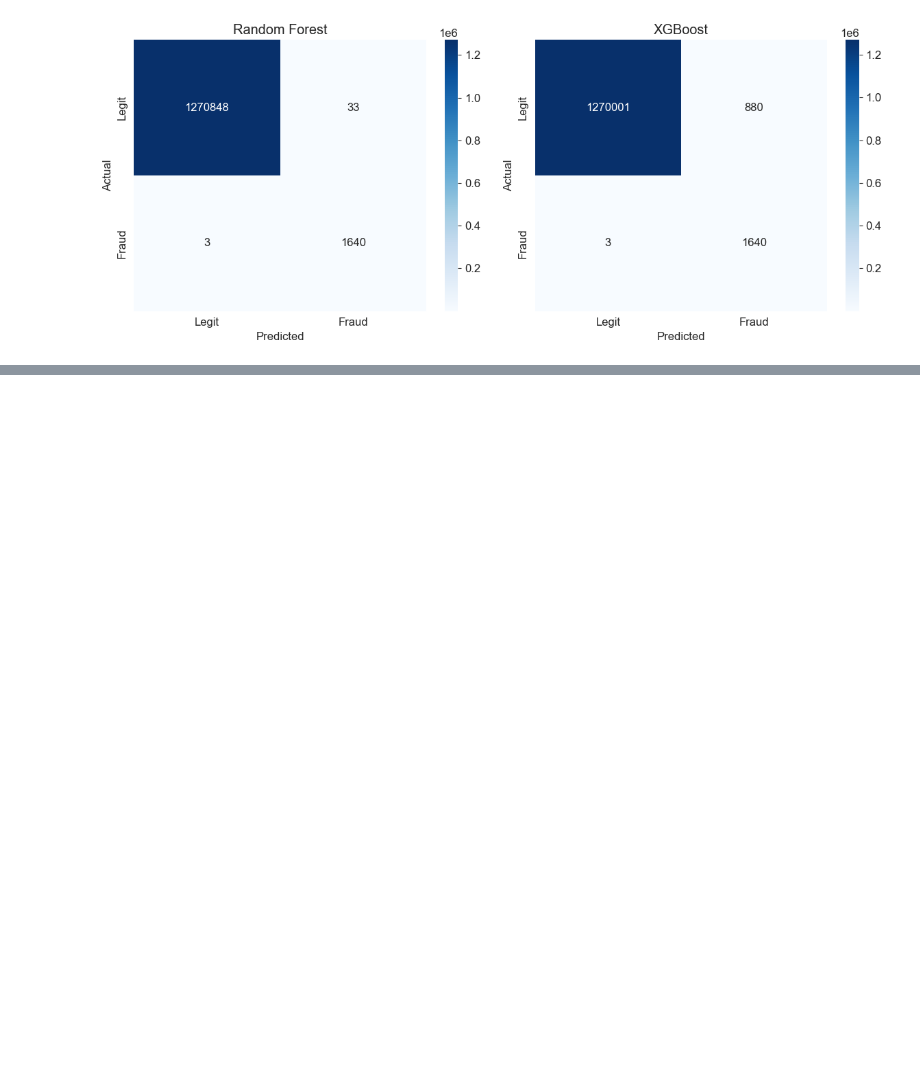
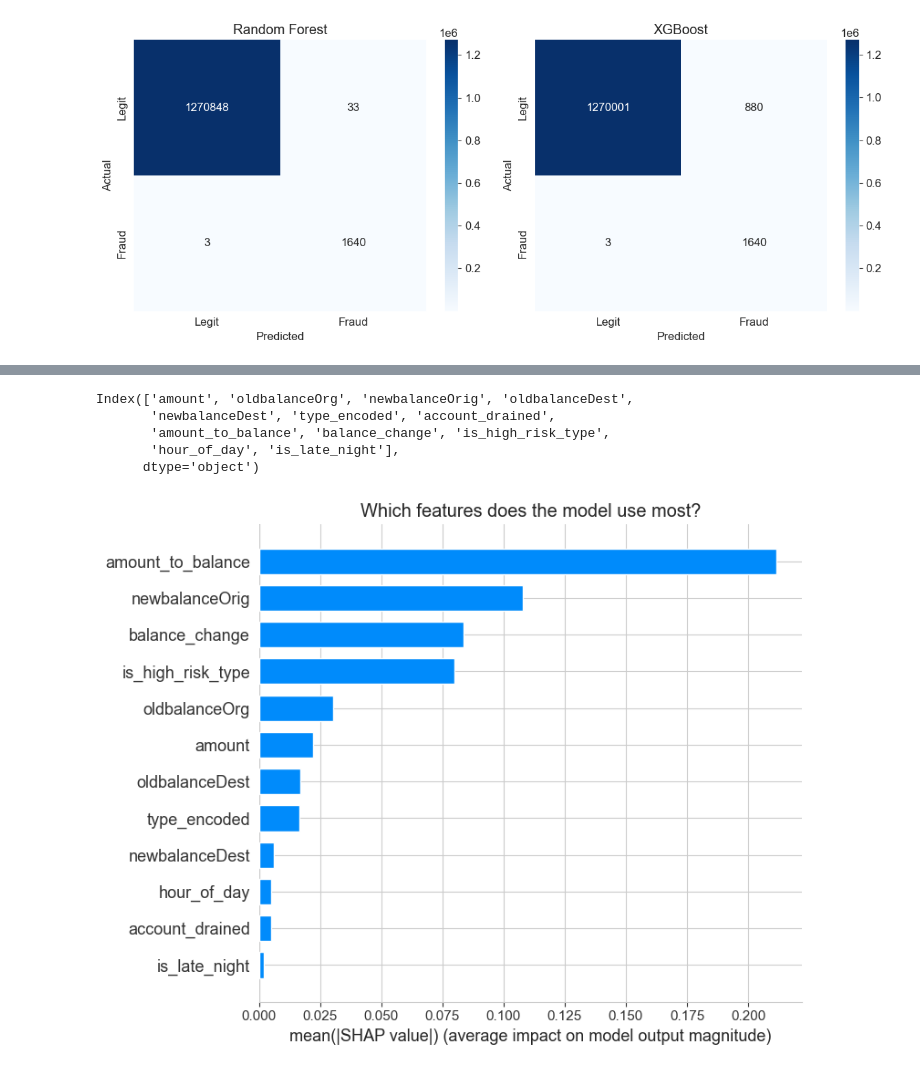
Before and after one commit to krupalgohil/Financial-Fraud-Detection-System, a Jupyter notebook: AML.ipynb, the cells around one changed output, grey strips where cells are left out. Drawn from its saved outputs; the diff is of its cells as text; code cells hidden in the pictures; blank space fills up the shorter version.

Commit message:
Shap

```diff
--- a/AML.ipynb
+++ b/AML.ipynb
@@ -836,0 +848,34 @@ plt.show()
+# %%
+import shap
+
+# Sample 500 rows for speed
+X_test_sample = X_test.sample(5000, random_state=42).reset_index(drop=True)
+
+# Compute SHAP values
+explainer   = shap.TreeExplainer(rf_model)
+shap_values = explainer.shap_values(X_test_sample)
+
+# Random Forest returns a list [class_0, class_1]
+shap_fraud = shap_values[:,:,1]
+# %%
+X_test_sample.columns
+# %% [output]
+Index(['amount', 'oldbalanceOrg', 'newbalanceOrig', 'oldbalanceDest',
+       'newbalanceDest', 'type_encoded', 'account_drained',
+       'amount_to_balance', 'balance_change', 'is_high_risk_type',
+       'hour_of_day', 'is_late_night'],
+      dtype='object')
+# %%
+plt.figure(figsize=(8,5))
+
+shap.summary_plot(
+    shap_fraud,
+    X_test_sample,
+    plot_type='bar',
+    show=False
+)
+plt.title('Which features does the model use most?')
+plt.tight_layout()
+plt.show()
+# %% [output]
+[figure, added]
```
Also changed, not shown: parts of 6 cells of this notebook, 1 other file.
